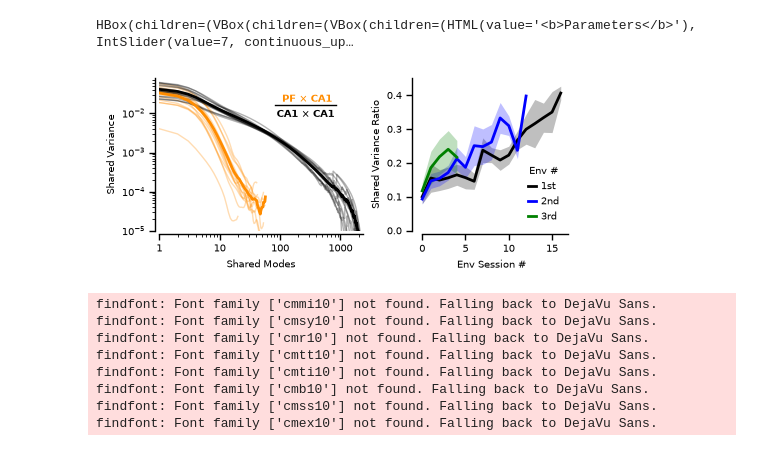
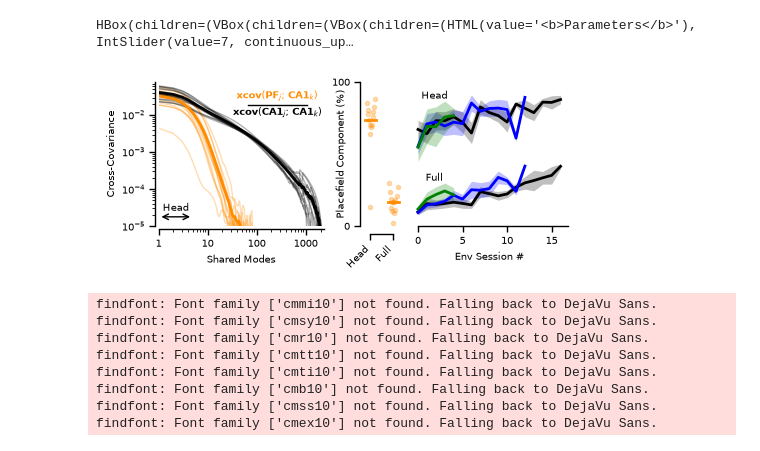
Before and after one commit to landoskape/vrAnalysis, a Jupyter notebook: dimensionality_manuscript/dim_subspace_figures_refactor.ipynb, the cells around one changed output. Drawn from its saved outputs; the diff is of its cells as text; code cells hidden in the pictures.

```diff
--- a/dimensionality_manuscript/dim_subspace_figures_refactor.ipynb
+++ b/dimensionality_manuscript/dim_subspace_figures_refactor.ipynb
@@ -35,13 +35,13 @@ if not figure_path.exists():
 #     if save:
 #         save_figure(fig, figure_path / "dim_pipeline")
 # %%
-return_syd_viewer = False
-fig = flow_schematic("svr", fig_width=7.0, return_syd_viewer=return_syd_viewer)
-if return_syd_viewer:
-    fig.show()
-else:
-    plt.show()
+# return_syd_viewer = False
+# fig = flow_schematic("svr", fig_width=7.0, return_syd_viewer=return_syd_viewer)
+# if return_syd_viewer:
+#     fig.show()
+# else:
+#     plt.show()
 
-    save = True
-    if save:
-        save_figure(fig, figure_path / "svr_pipeline")
+#     save = True
+#     if save:
+#         save_figure(fig, figure_path / "svr_pipeline")
@@ -111,52 +100,64 @@ from dimensionality_manuscript.figure_scripts.figure3 import ConciseSpectrumView
 viewer = ConciseSpectrumViewer(
     results,
     activity_parameters_name="std",
+    smooth_widths=(5.0, None),
     within_condition=False,
     style_all="errorPlot",
     env_full_scope="within_env",
     spectrum_mode="avg_env",
     full_within_env=False,
     style_by_env="errorPlot",
-    include="none",
-    all_text_xy=(0.95, 0.1),
-    all_text_ha="right",
-    ax1_width_ratio=0.15,
-    ax23_width_ratio=2/2.7,
-    annotation_yoffset=-0.1,
-    annotation_line_yoffset=0.012,
-    annotation_line_xpad=0.15,
+    clip_negative=False,
+    include_first10_beeswarm=True,
+    include_first10_by_env=True,
+    include_beeswarm=True,
+    by_env_layout="shared",
+    first10=5,
+    as_percent=True,
+    ax1_width_ratio=0.25,
+    ax23_width_ratio=(2/2.7)*(1+0.25),
+    annotation_mode="X-Cov",
+    annotation_xy=(0.725, 0.9),
+    annotation_yoffset=-0.115,
+    annotation_line_yoffset=0.0,
+    annotation_line_xpad=0.18,
+    first10_text_xy=(0.15, 0.94),
+    first10_text_ha="center",
+    all_text_xy=(0.15, 0.37),
+    all_text_ha="center",
     spectrum_legend=dict(
         loc="lower left",
         handlelength=0.6,
         markerfirst=True,
         handletextpad=0.35,
         borderpad=0.0,
         borderaxespad=0.2,
         visible=False,
     ),
     env_legend=dict(
+        visible=False,
         loc="lower right",
     ),
     ylims=(-5.0, -1.1),
-    shared_variance_ratio_ylims=(0.0, 0.45),
+    shared_variance_ratio_ylims=(0.0, 1.0),
     figsize=(4.7, 2.0),
     show_slope_panel=False,
     fontsize=7.0,
 )
 
 return_syd_viewer = False
 if return_syd_viewer:
     viewer.show()
 
 else:
     fig = viewer.plot(viewer.state)
     plt.show()
 
     save = True
     if save:
         save_figure(fig, figure_path / "concise_spectrum_figure")
 # %% [output]
-[figure, old version]
+[figure, new version]
 # %%
 from dimensionality_manuscript.figure_scripts.figure3 import SubspaceCrossspaceExampleViewer
 
```
Also changed, not shown: parts of 1 cell of this notebook, 4 other files.
